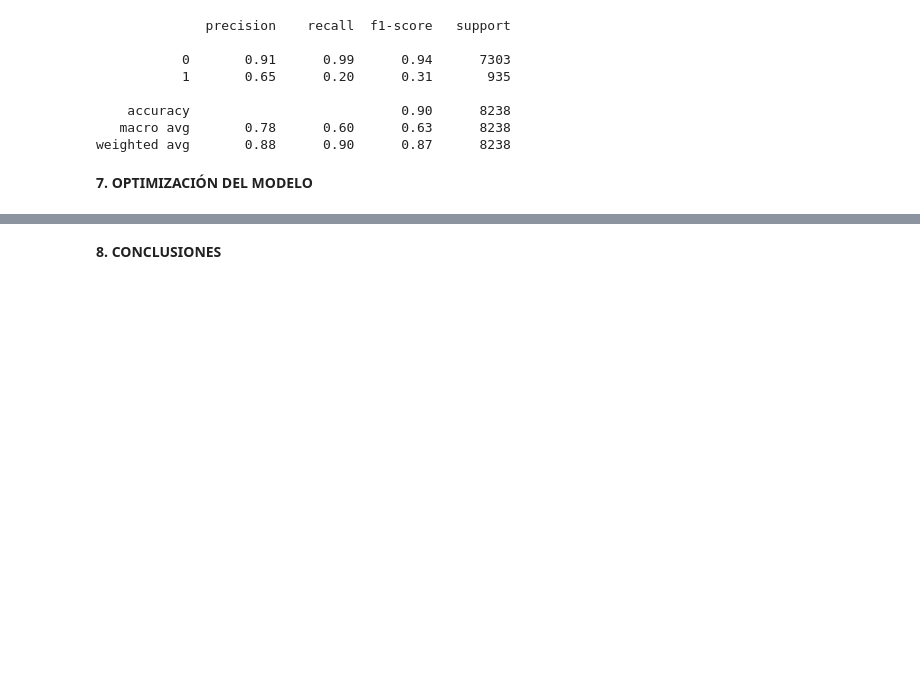
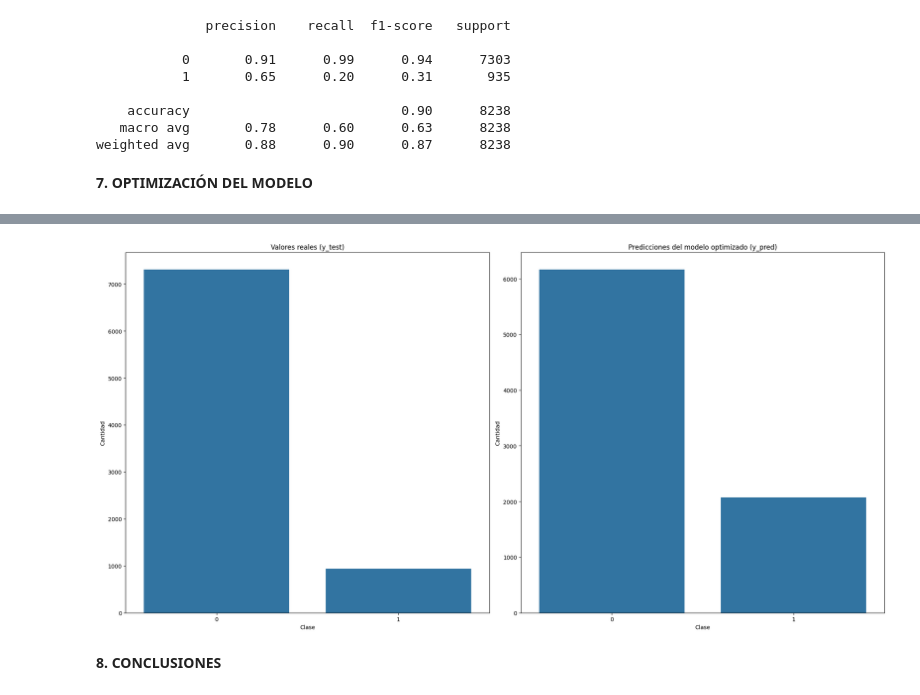
Before and after one commit to 4GeeksAcademy/alemantellini-machine-learning, a Jupyter notebook: src/01-logistic-regression-bank-marketing-campaign-data.ipynb, the cells around one changed output, grey strips where cells are left out. Saved outputs shown, nothing was run; the diff lists cells and outputs as text; code cells hidden in the pictures; blank space fills up the shorter version.

```diff
--- a/src/01-logistic-regression-bank-marketing-campaign-data.ipynb
+++ b/src/01-logistic-regression-bank-marketing-campaign-data.ipynb
@@ -588,3 +621,21 @@ plt.show()
+# %%
+# VALORES REALES VS VALORES PREDICHOS
+fig, axis = plt.subplots(1, 2, figsize=(20, 10))
+
+sns.countplot(x=y_test, ax=axis[0])
+axis[0].set_title("Valores reales (y_test)")
+axis[0].set_xlabel("Clase")
+axis[0].set_ylabel("Cantidad")
+
+sns.countplot(x=y_pred_opt, ax=axis[1])
+axis[1].set_title("Predicciones del modelo optimizado (y_pred)")
+axis[1].set_xlabel("Clase")
+axis[1].set_ylabel("Cantidad")
+
+plt.tight_layout()
+plt.show()
+# %% [output]
+[figure, added]
 # %% [markdown]
 **8. CONCLUSIONES**
 # %% [markdown]
```
Also changed, not shown: parts of 14 cells of this notebook.
